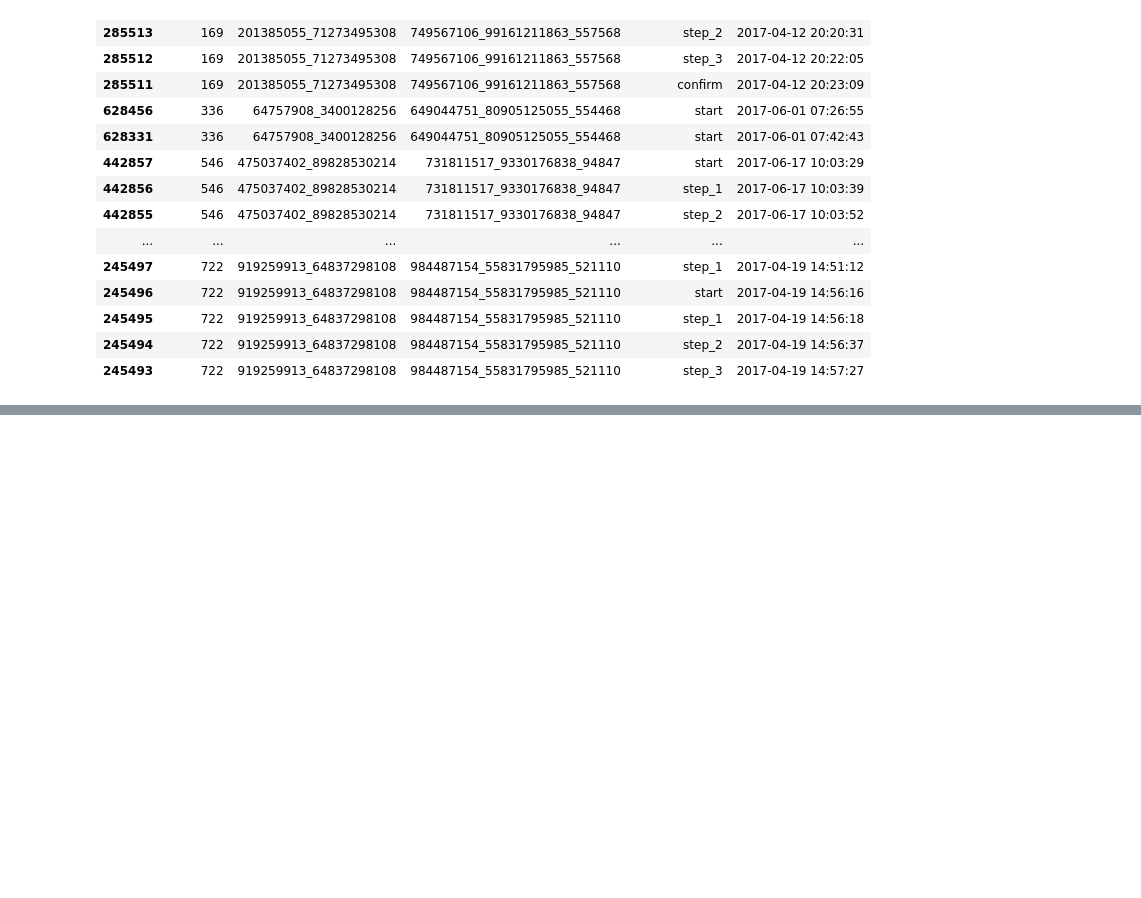
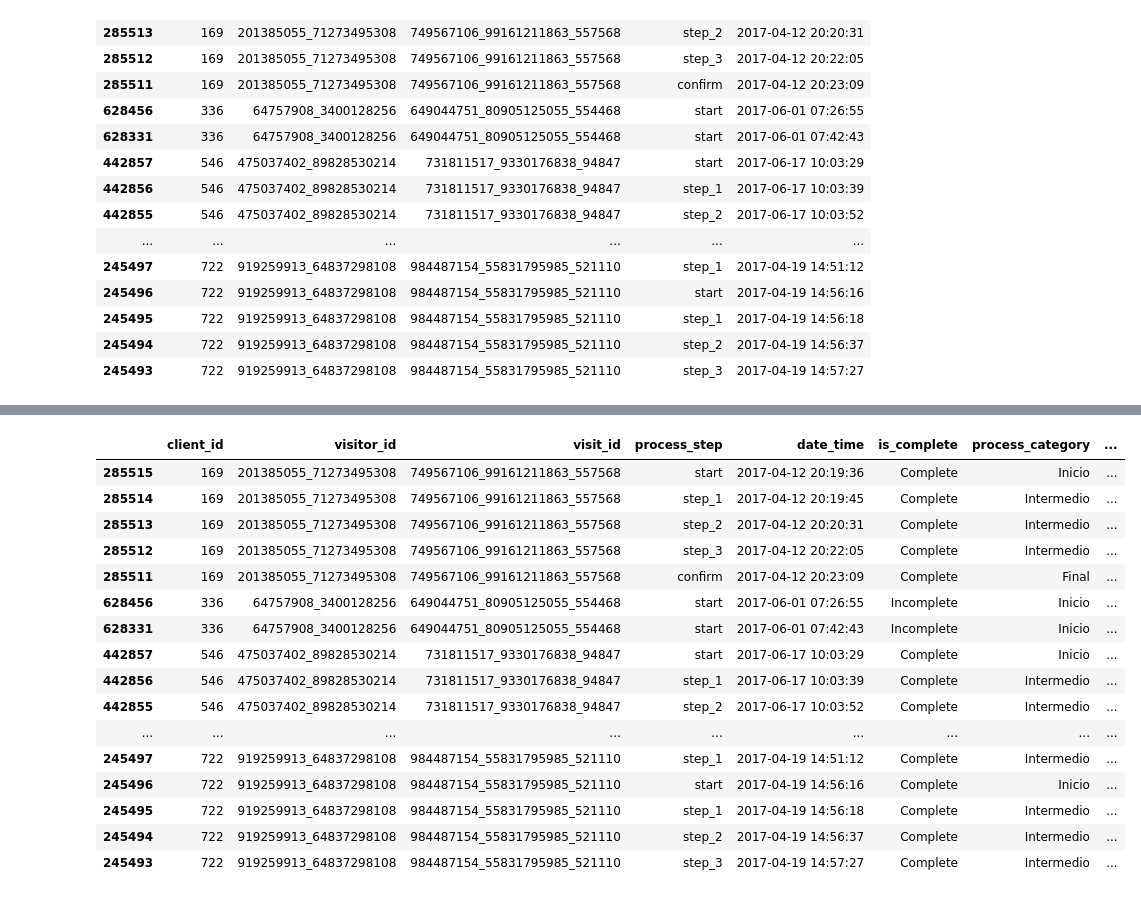
Before and after one commit to Osanchezr/Vanguard-AB-test, a Jupyter notebook: main_oscar.ipynb, the cells around one changed output, grey strips where cells are left out. Saved outputs shown, nothing was run; the diff lists cells and outputs as text; code cells hidden in the pictures; blank space fills up the shorter version.

```diff
--- a/main_oscar.ipynb
+++ b/main_oscar.ipynb
@@ -403,3 +383,14 @@ merged_df.sort_values(by=['client_id', 'date_time']).head(30)
 | 245495 | 722 | 919259913_64837298108 | 984487154_55831795985_521110 | step_1 | 2017-04-19 14:56:18 |
 | 245494 | 722 | 919259913_64837298108 | 984487154_55831795985_521110 | step_2 | 2017-04-19 14:56:37 |
 | 245493 | 722 | 919259913_64837298108 | 984487154_55831795985_521110 | step_3 | 2017-04-19 14:57:27 |
+# %%
+# Asegúrate de que los datos están ordenados correctamente
+merged_df = merged_df.sort_values(by=['client_id', 'visit_id', 'date_time'])
+
+# Definir el paso final (en este caso, 'confirm')
+final_steps = ['confirm']
+
+# Crear una columna para identificar si el proceso ha llegado al paso 'confirm'
+merged_df['is_complete'] = merged_df.groupby('visit_id')['process_step'].transform(lambda x: 'Complete' if final_steps[0] in x.values else 'Incomplete')
+
+merged_df
@@ -405,0 +411,12 @@ merged_df.sort_values(by=['client_id', 'date_time']).head(30)
+# %%
+def categorize_process(step):
+    if step == 'start':
+        return 'Inicio'
+    elif step in ['step_1', 'step_2', 'step_3']:
+        return 'Intermedio'
+    else:
+        return 'Final'
+
+merged_df['process_category'] = merged_df['process_step'].apply(categorize_process)
+
+merged_df.head()
@@ -405,0 +430,4 @@ merged_df.sort_values(by=['client_id', 'date_time']).head(30)
+# %%
+merged_df = merged_df.sort_values(by=['client_id', 'visitor_id', 'visit_id', 'date_time'])
+merged_df['time_before_step'] = merged_df.groupby(['client_id', 'visitor_id', 'visit_id'])['date_time'].shift(1)
+merged_df.head()
@@ -405,0 +441,22 @@ merged_df.sort_values(by=['client_id', 'date_time']).head(30)
+# %%
+merged_df['time_diff_step'] = (merged_df['date_time'] - merged_df['time_before_step']).dt.total_seconds()
+# %%
+merged_df.head(30)
+# %% [output]
+|  | client_id | visitor_id | visit_id | process_step | date_time | is_complete | process_category | ... |
+| 285515 | 169 | 201385055_71273495308 | 749567106_99161211863_557568 | start | 2017-04-12 20:19:36 | Complete | Inicio | ... |
+| 285514 | 169 | 201385055_71273495308 | 749567106_99161211863_557568 | step_1 | 2017-04-12 20:19:45 | Complete | Intermedio | ... |
+| 285513 | 169 | 201385055_71273495308 | 749567106_99161211863_557568 | step_2 | 2017-04-12 20:20:31 | Complete | Intermedio | ... |
+| 285512 | 169 | 201385055_71273495308 | 749567106_99161211863_557568 | step_3 | 2017-04-12 20:22:05 | Complete | Intermedio | ... |
+| 285511 | 169 | 201385055_71273495308 | 749567106_99161211863_557568 | confirm | 2017-04-12 20:23:09 | Complete | Final | ... |
+| 628456 | 336 | 64757908_3400128256 | 649044751_80905125055_554468 | start | 2017-06-01 07:26:55 | Incomplete | Inicio | ... |
+| 628331 | 336 | 64757908_3400128256 | 649044751_80905125055_554468 | start | 2017-06-01 07:42:43 | Incomplete | Inicio | ... |
+| 442857 | 546 | 475037402_89828530214 | 731811517_9330176838_94847 | start | 2017-06-17 10:03:29 | Complete | Inicio | ... |
+| 442856 | 546 | 475037402_89828530214 | 731811517_9330176838_94847 | step_1 | 2017-06-17 10:03:39 | Complete | Intermedio | ... |
+| 442855 | 546 | 475037402_89828530214 | 731811517_9330176838_94847 | step_2 | 2017-06-17 10:03:52 | Complete | Intermedio | ... |
+| ... | ... | ... | ... | ... | ... | ... | ... | ... |
+| 245497 | 722 | 919259913_64837298108 | 984487154_55831795985_521110 | step_1 | 2017-04-19 14:51:12 | Complete | Intermedio | ... |
+| 245496 | 722 | 919259913_64837298108 | 984487154_55831795985_521110 | start | 2017-04-19 14:56:16 | Complete | Inicio | ... |
+| 245495 | 722 | 919259913_64837298108 | 984487154_55831795985_521110 | step_1 | 2017-04-19 14:56:18 | Complete | Intermedio | ... |
+| 245494 | 722 | 919259913_64837298108 | 984487154_55831795985_521110 | step_2 | 2017-04-19 14:56:37 | Complete | Intermedio | ... |
+| 245493 | 722 | 919259913_64837298108 | 984487154_55831795985_521110 | step_3 | 2017-04-19 14:57:27 | Complete | Intermedio | ... |
```
Also changed, not shown: parts of 30 cells of this notebook.
